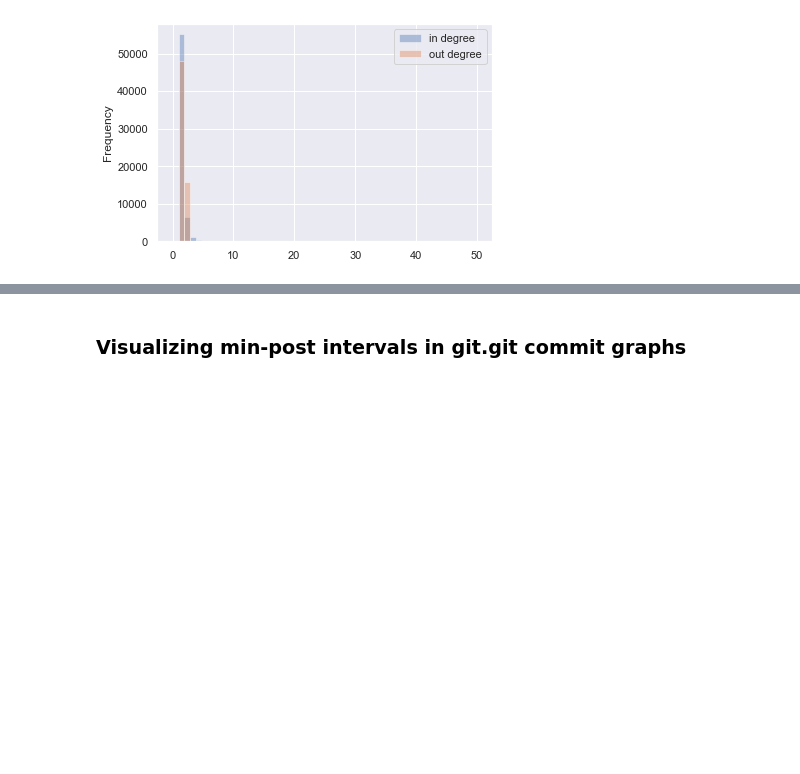
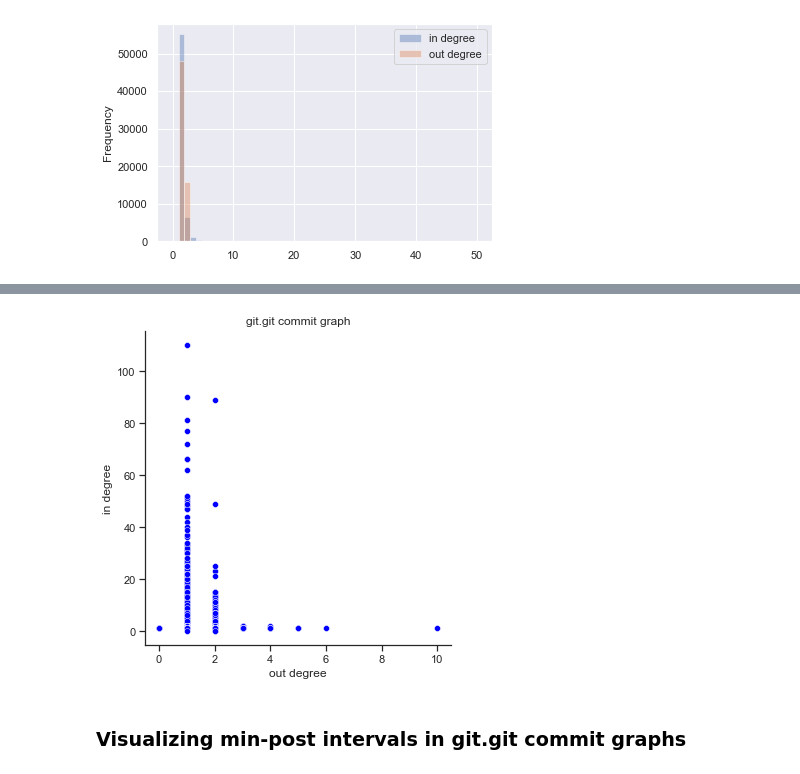
Before and after one commit to jnareb/git-commit-graph-ext, a Jupyter notebook: A.09_git_explore.ipynb, the cells around one changed output, grey strips where cells are left out. Cells and saved outputs as stored; diff of their text form; code cells hidden in the pictures; blank space fills up the shorter version.

```diff
--- a/A.09_git_explore.ipynb
+++ b/A.09_git_explore.ipynb
@@ -568,3 +618,13 @@ plt.show()
+# %%
+grid=sns.relplot(data=graph_info_df,x='out degree',y='in degree',
+                 kind='scatter',color='#0000ff')
+ax=grid.axes[0][0]
+ax.set_title('git.git commit graph')
+#ax.set_xscale('log')
+#ax.set_yscale('log')
+plt.show()
+# %% [output]
+[figure, added]
 # %% [markdown]
 ### Visualizing min-post intervals in git.git commit graphs
 # %%
```
Also changed, not shown: parts of 25 cells of this notebook, 1 other file.
